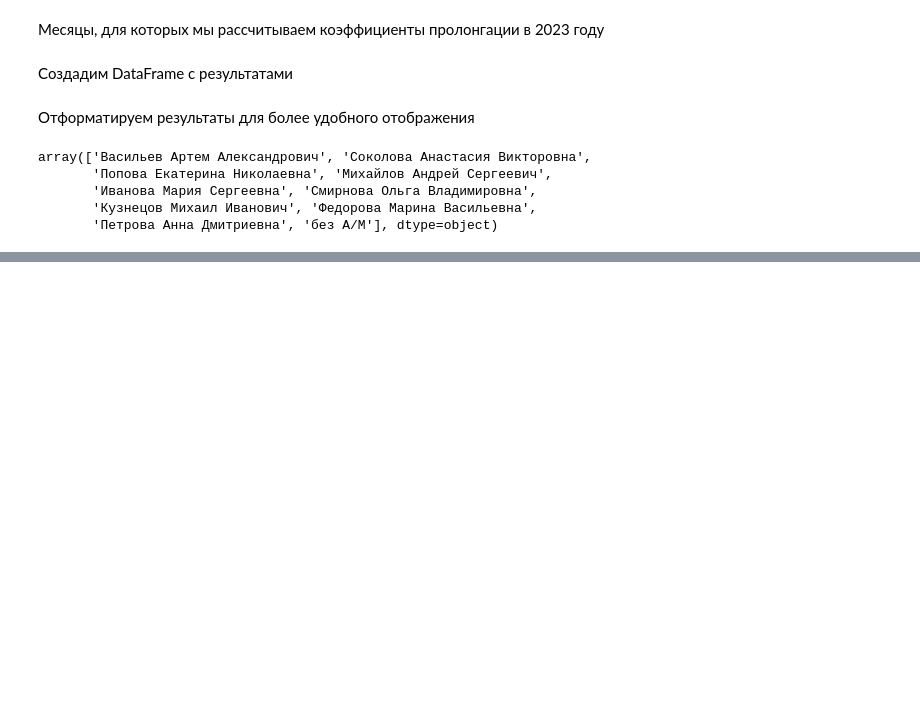
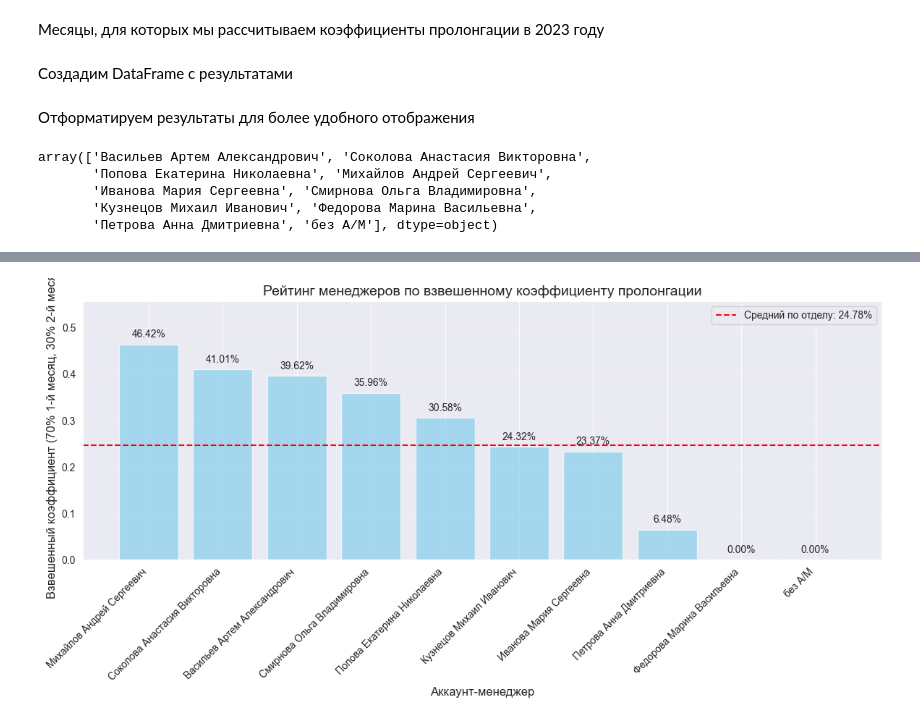
Before and after one commit to datpetr/prolongantion, a Jupyter notebook: prolognation.ipynb, the cells around one changed output, grey strips where cells are left out. Saved outputs shown, nothing was run; the diff lists cells and outputs as text; code cells hidden in the pictures; blank space fills up the shorter version.

```diff
--- a/prolognation.ipynb
+++ b/prolognation.ipynb
@@ -500,0 +514,5 @@ _IncompleteInputError: incomplete input (1831717265.py, line 12)
+# %%
+manager_avg = plot_df[plot_df['Аккаунт-менеджер'] != 'Все менеджеры'].groupby('Аккаунт-менеджер').agg({
+    'Коэф. пролонгации (1-й месяц)': 'mean',
+    'Коэф. пролонгации (2-й месяц)': 'mean'
+}).reset_index()
@@ -500,0 +580,3 @@ _IncompleteInputError: incomplete input (1831717265.py, line 12)
+# %%
+manager_avg['Weighted Score'] = (manager_avg['Коэф. пролонгации (1-й месяц)'] * 0.7 +
+                                manager_avg['Коэф. пролонгации (2-й месяц)'] * 0.3)
@@ -500,0 +585,27 @@ _IncompleteInputError: incomplete input (1831717265.py, line 12)
+# %%
+manager_avg_sorted = manager_avg.sort_values('Weighted Score', ascending=False)
+# %%
+plt.figure(figsize=(12, 6))
+bars = plt.bar(manager_avg_sorted['Аккаунт-менеджер'], manager_avg_sorted['Weighted Score'],
+              color='skyblue', alpha=0.7)
+
+dept_avg = manager_avg_sorted['Weighted Score'].mean()
+plt.axhline(y=dept_avg, color='red', linestyle='--',
+           label=f'Средний по отделу: {dept_avg:.2%}')
+
+for bar in bars:
+    height = bar.get_height()
+    plt.text(bar.get_x() + bar.get_width() / 2., height + 0.01,
+            f'{height:.2%}', ha='center', va='bottom', rotation=0)
+
+plt.title('Рейтинг менеджеров по взвешенному коэффициенту пролонгации', fontsize=14)
+plt.xlabel('Аккаунт-менеджер', fontsize=12)
+plt.ylabel('Взвешенный коэффициент (70% 1-й месяц, 30% 2-й месяц)', fontsize=12)
+plt.xticks(rotation=45, ha='right')
+plt.ylim(0, max(manager_avg_sorted['Weighted Score']) * 1.2)
+plt.legend()
+plt.grid(True, axis='y', alpha=0.3)
+plt.tight_layout()
+plt.show()
+# %% [output]
+[figure, added]
```
Also changed, not shown: parts of 25 cells of this notebook.
